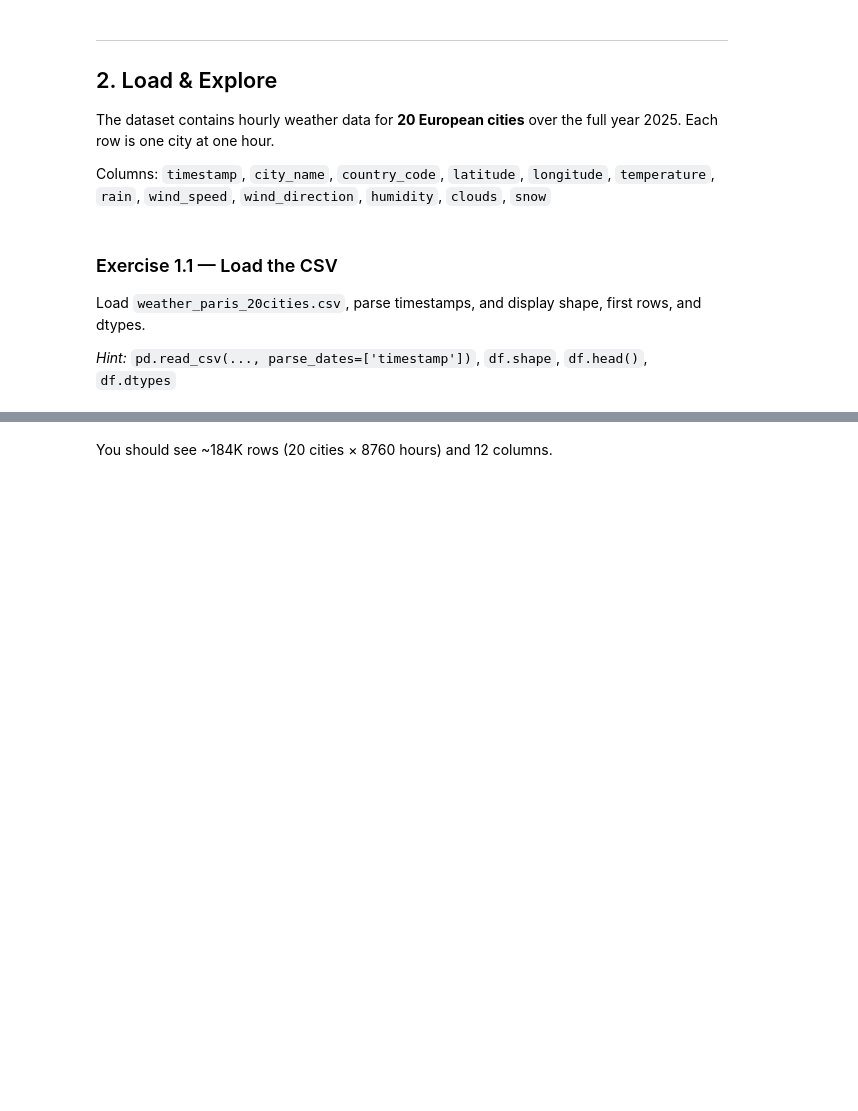
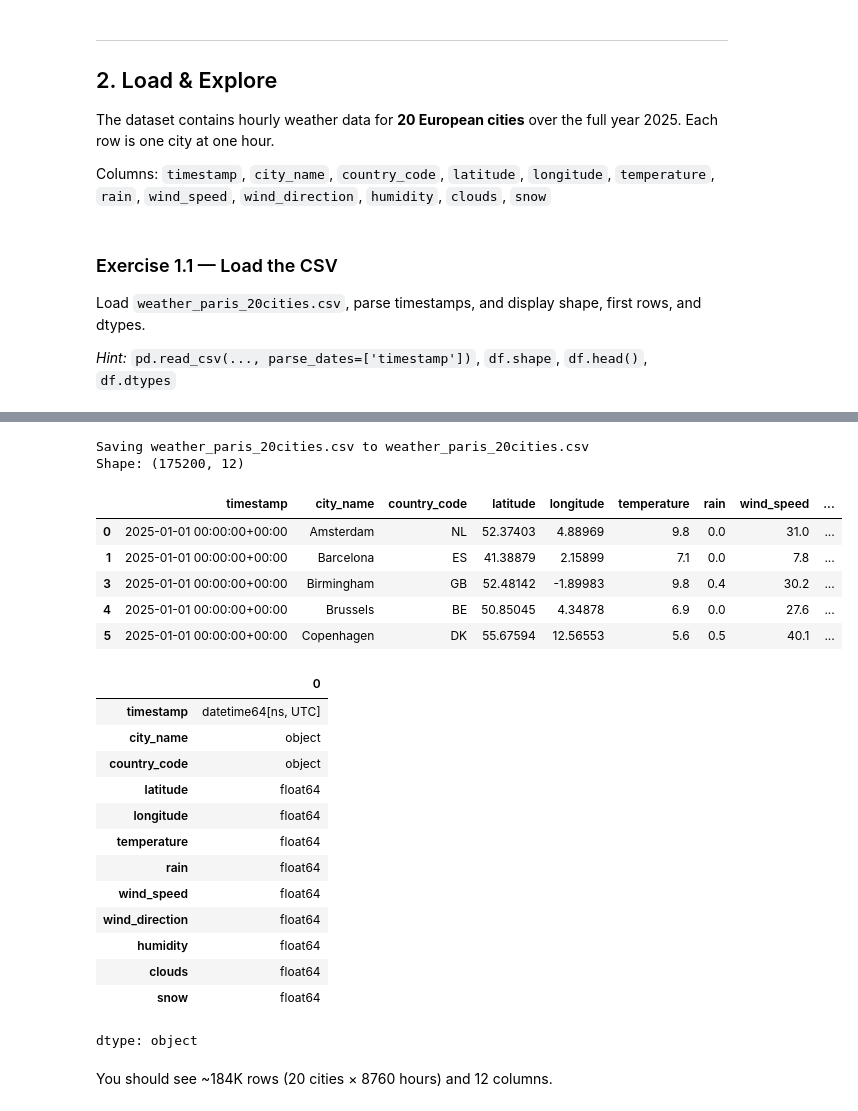
Before and after one commit to xrxrmmx/mission, a Jupyter notebook: tp1_solved.ipynb, the cells around one changed output, grey strips where cells are left out. Cells and saved outputs as stored; diff of their text form; code cells hidden in the pictures; blank space fills up the shorter version.

```diff
--- a/tp1_solved.ipynb
+++ b/tp1_solved.ipynb
@@ -55,6 +71,9 @@ Load `weather_paris_20cities.csv`, parse timestamps, and display shape, first ro
 
 *Hint:* `pd.read_csv(..., parse_dates=['timestamp'])`, `df.shape`, `df.head()`, `df.dtypes`
 # %%
+from google.colab import files
+uploaded = files.upload()
+
 df = pd.read_csv("weather_paris_20cities.csv", parse_dates=["timestamp"])
 
 # Keep the European Barcelona only (the dataset also contains Barcelona, VE)
@@ -63,3 +82,4 @@ df = df[(df["city_name"] != "Barcelona") | (df["country_code"] == "ES")].copy()
 print("Shape:", df.shape)
 display(df.head())
 display(df.dtypes)
+# %% [output]
@@ -66,3 +87,25 @@ display(df.dtypes)
+Saving weather_paris_20cities.csv to weather_paris_20cities.csv
+Shape: (175200, 12)
+|  | timestamp | city_name | country_code | latitude | longitude | temperature | rain | wind_speed | ... |
+| 0 | 2025-01-01 00:00:00+00:00 | Amsterdam | NL | 52.37403 | 4.88969 | 9.8 | 0.0 | 31.0 | ... |
+| 1 | 2025-01-01 00:00:00+00:00 | Barcelona | ES | 41.38879 | 2.15899 | 7.1 | 0.0 | 7.8 | ... |
+| 3 | 2025-01-01 00:00:00+00:00 | Birmingham | GB | 52.48142 | -1.89983 | 9.8 | 0.4 | 30.2 | ... |
+| 4 | 2025-01-01 00:00:00+00:00 | Brussels | BE | 50.85045 | 4.34878 | 6.9 | 0.0 | 27.6 | ... |
+| 5 | 2025-01-01 00:00:00+00:00 | Copenhagen | DK | 55.67594 | 12.56553 | 5.6 | 0.5 | 40.1 | ... |
+|  | 0 |
+| timestamp | datetime64[ns, UTC] |
+| city_name | object |
+| country_code | object |
+| latitude | float64 |
+| longitude | float64 |
+| temperature | float64 |
+| rain | float64 |
+| wind_speed | float64 |
+| wind_direction | float64 |
+| humidity | float64 |
+| clouds | float64 |
+| snow | float64 |
+dtype: object
 # %% [markdown]
 You should see ~184K rows (20 cities × 8760 hours) and 12 columns.
 # %% [markdown]
```
Also changed, not shown: parts of 24 cells of this notebook.
